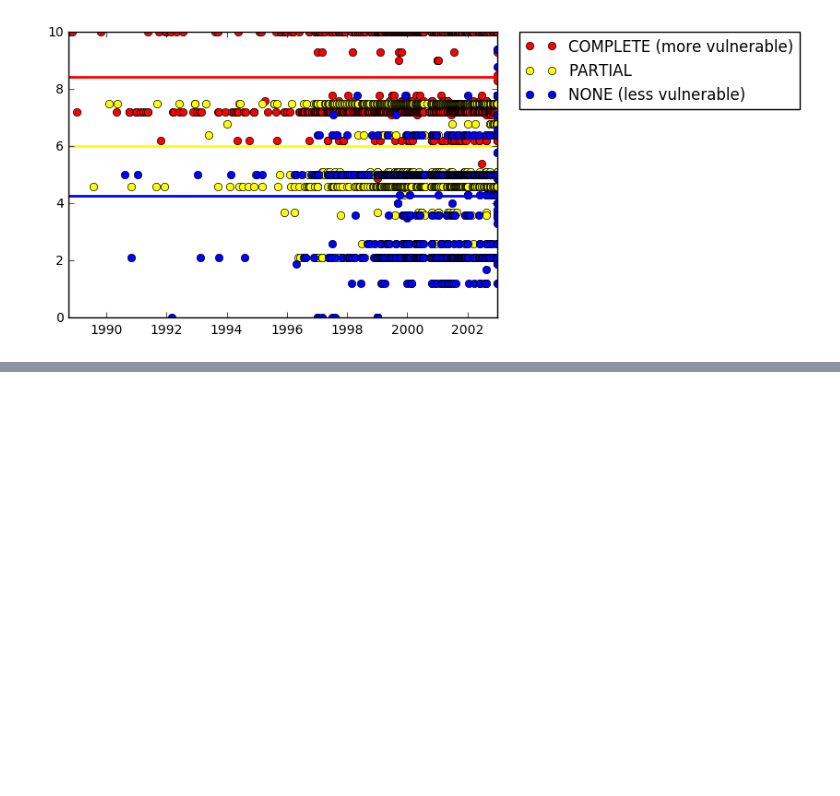
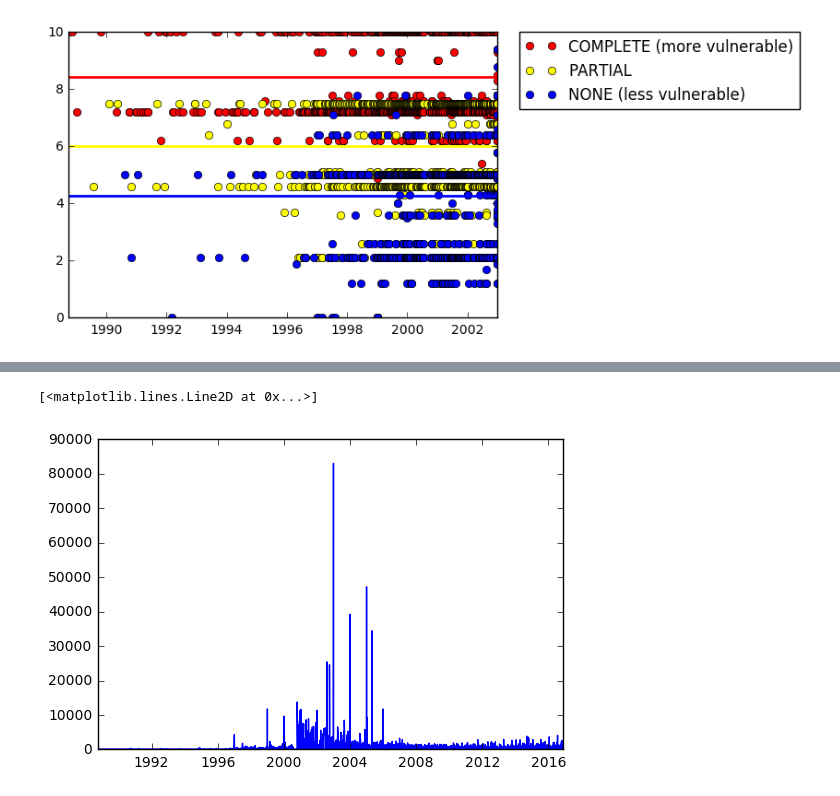
Before and after one commit to msicilia/scikit-infosec, a Jupyter notebook: skinfosec/databases/Scikit-notebook.ipynb, the cells around one changed output, grey strips where cells are left out. Cells and saved outputs as stored; diff of their text form; code cells hidden in the pictures; blank space fills up the shorter version.

```diff
--- a/skinfosec/databases/Scikit-notebook.ipynb
+++ b/skinfosec/databases/Scikit-notebook.ipynb
@@ -463,0 +559,6 @@ None score (less vulnerable) count: 1632
+# %%
+count_score = score_data.sort_values("published_datetime").groupby("published_datetime").count()
+plt.plot(count_score)
+# %% [output]
+[<matplotlib.lines.Line2D at 0x...>]
+[figure, added]
```
Also changed, not shown: parts of 41 cells of this notebook, 9 other files.
